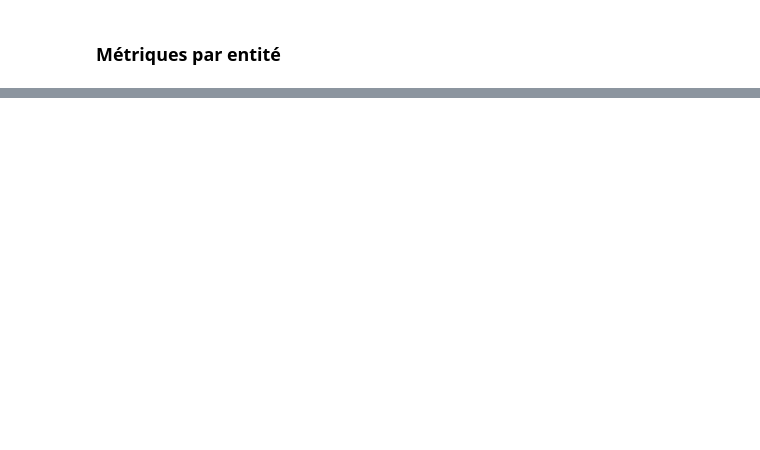
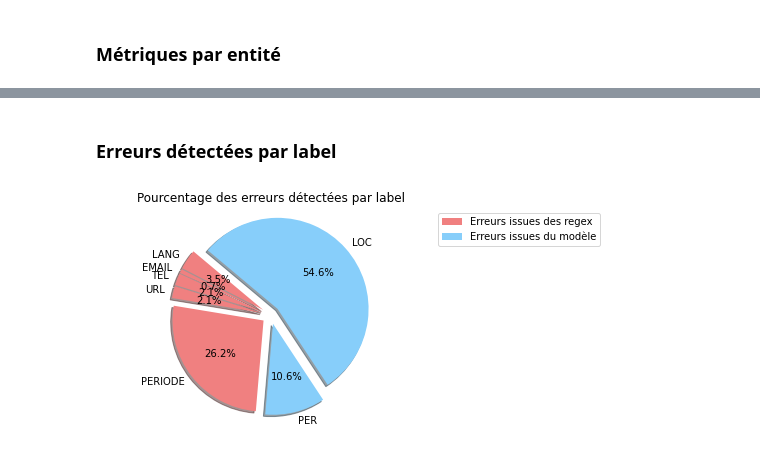
Before and after one commit to zenika-open-source/IncluZive, a Jupyter notebook: Notebooks/EvaluationMetrics/Evaluation metrics.ipynb, the cells around one changed output, grey strips where cells are left out. Drawn from its saved outputs; the diff is of its cells as text; code cells hidden in the pictures; blank space fills up the shorter version.

```diff
--- a/Notebooks/EvaluationMetrics/Evaluation metrics.ipynb
+++ b/Notebooks/EvaluationMetrics/Evaluation metrics.ipynb
@@ -45 +39,3 @@ df_true = df_true.drop_duplicates(subset=None, keep='first', inplace=False)
+# %%
+df.columns = ['Entity','y_true','y_pred']
 # %%
@@ -176,0 +111,39 @@ Métriques par entité :  LANG
+# %% [markdown]
+### Erreurs détectées par label
+# %%
+regex_list = ['TEL','PERIODE','EMAIL','LANG', 'URL', 'DATE']
+regex_error_count = 0
+model_list = ['PER','LOC']
+model_error_count = 0
+# %%
+dict_error_regex = {}
+dict_error_model = {}
+df_error = df.loc[(df['y_true']!=df['y_pred'])]
+# %%
+for item in df['y_true'].unique():
+    if(((len(df_error.loc[df_error['y_true']==item])>0)|(len(df_error.loc[df_error['y_pred']==item])>0)) & (item!='O') ):
+        if(item in regex_list):
+            regex_error_count = regex_error_count+len(df_error.loc[(df_error['y_true']==item)|(df_error['y_pred']==item)])
+            dict_error_regex[item] = len(df_error.loc[(df_error['y_true']==item)|(df_error['y_pred']==item)])
+        else:
+            model_error_count = model_error_count+len(df_error.loc[(df_error['y_true']==item)|(df_error['y_pred']==item)])
+            dict_error_model[item] = len(df_error.loc[(df_error['y_true']==item)|(df_error['y_pred']==item)])
+# %%
+nbr_regex_colors = ['lightcoral'] * len(dict_error_regex.values())
+nbr_model_colors = ['lightskyblue'] * len(dict_error_model.values())
+labels = list(dict_error_regex.keys())+list(dict_error_model.keys())
+sizes = list(dict_error_regex.values())+list(dict_error_model.values())
+colors = nbr_regex_colors+nbr_model_colors
+explode = [0.1]* len(nbr_regex_colors+nbr_model_colors)
+plt.pie(sizes, labels=labels, colors=colors, explode=explode ,
+autopct='%1.1f%%', shadow=True, startangle=140)
+plt.title('Pourcentage des erreurs détectées par label')
+plt.axis('equal')
+plt.legend([
+        Patch(facecolor='lightcoral'),
+        Patch(facecolor='lightskyblue')
+    ], ["Erreurs issues des regex", "Erreurs issues du modèle"], bbox_to_anchor=[1.5, 1],
+           loc='upper right', ncol=1)
+plt.show()
+# %% [output]
+[figure, added]
```
Also changed, not shown: parts of 35 cells of this notebook, 10 other files.
